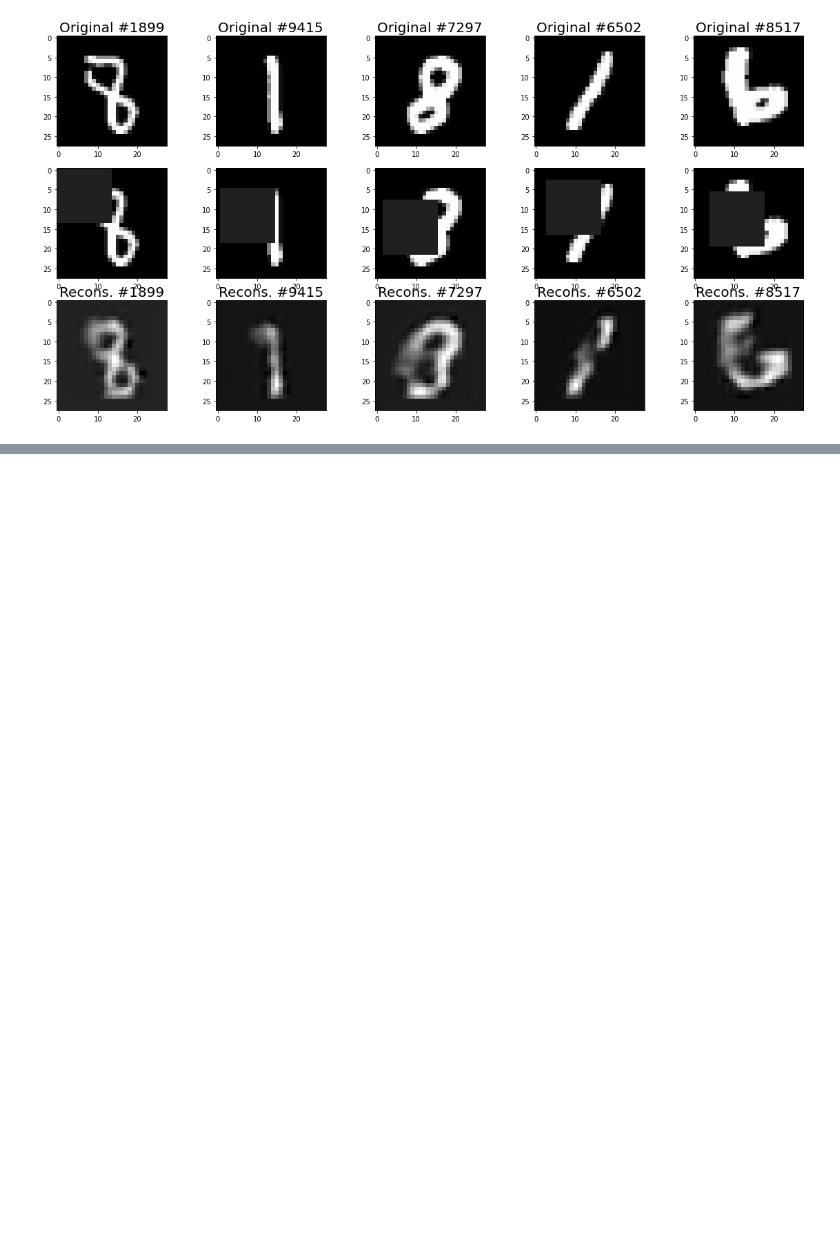
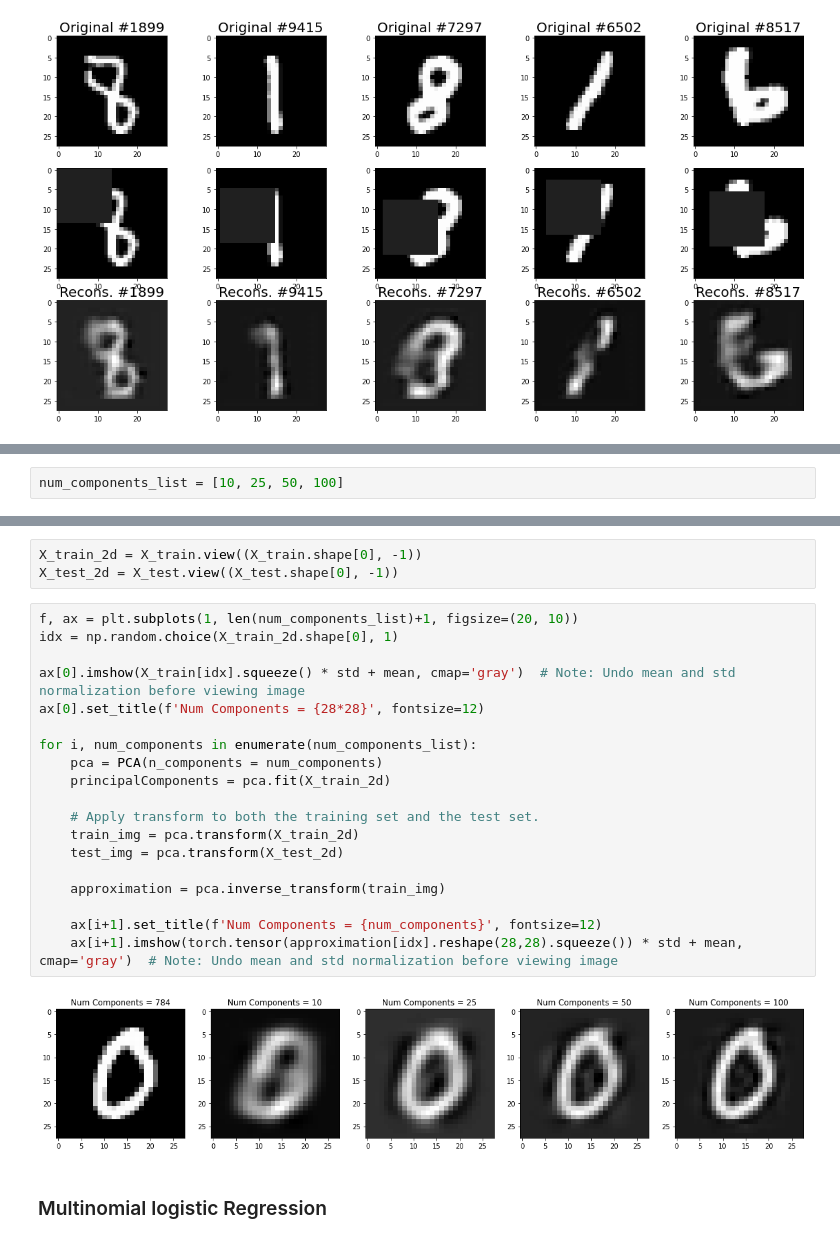
Before and after one commit to sharma-apoorv/Deep-Learning, a Jupyter notebook: Homework/4_AutoEncoders/DATA_598_HW_4.ipynb, the cells around one changed output, grey strips where cells are left out. Cells and saved outputs as stored; diff of their text form; blank space fills up the shorter version.

```diff
--- a/Homework/4_AutoEncoders/DATA_598_HW_4.ipynb
+++ b/Homework/4_AutoEncoders/DATA_598_HW_4.ipynb
@@ -310,0 +321,2 @@ for i, idx in enumerate(idxs):
+# %%
+num_components_list = [10, 25, 50, 100]
@@ -310,0 +337,26 @@ for i, idx in enumerate(idxs):
+# %%
+X_train_2d = X_train.view((X_train.shape[0], -1))
+X_test_2d = X_test.view((X_test.shape[0], -1))
+# %%
+f, ax = plt.subplots(1, len(num_components_list)+1, figsize=(20, 10))
+idx = np.random.choice(X_train_2d.shape[0], 1)
+
+ax[0].imshow(X_train[idx].squeeze() * std + mean, cmap='gray')  # Note: Undo mean and std normalization before viewing image
+ax[0].set_title(f'Num Components = {28*28}', fontsize=12)
+
+for i, num_components in enumerate(num_components_list):
+    pca = PCA(n_components = num_components)
+    principalComponents = pca.fit(X_train_2d)
+
+    # Apply transform to both the training set and the test set.
+    train_img = pca.transform(X_train_2d)
+    test_img = pca.transform(X_test_2d)
+
+    approximation = pca.inverse_transform(train_img)
+
+    ax[i+1].set_title(f'Num Components = {num_components}', fontsize=12)
+    ax[i+1].imshow(torch.tensor(approximation[idx].reshape(28,28).squeeze()) * std + mean, cmap='gray')  # Note: Undo mean and std normalization before viewing image
+# %% [output]
+[figure, added]
+# %% [markdown]
+### Multinomial logistic Regression
```
Also changed, not shown: parts of 8 cells of this notebook.
